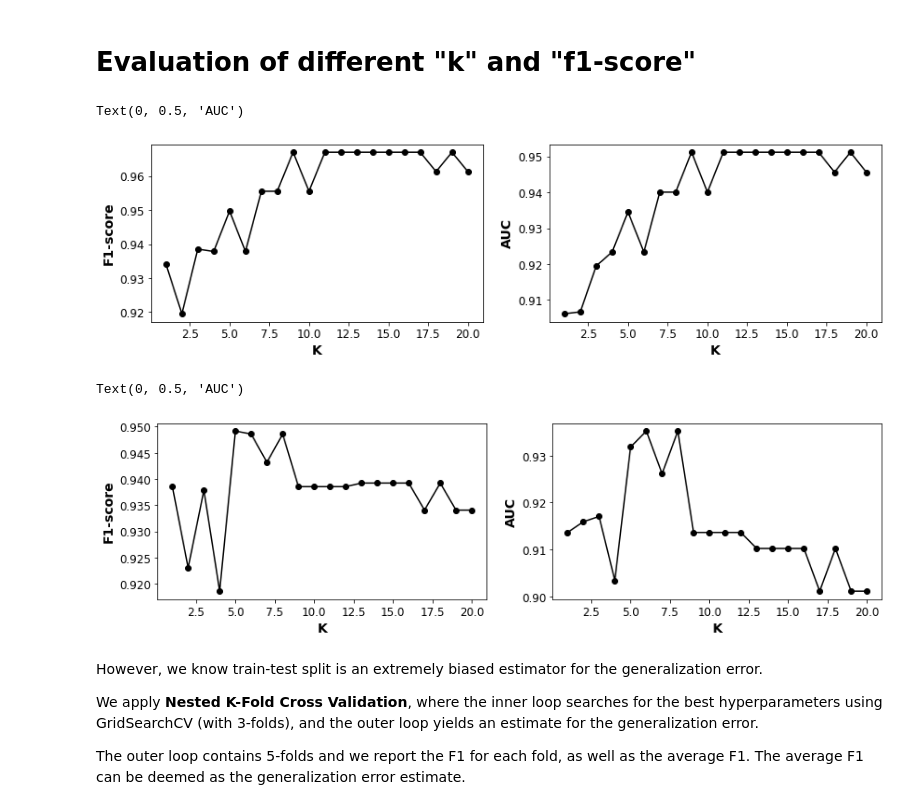
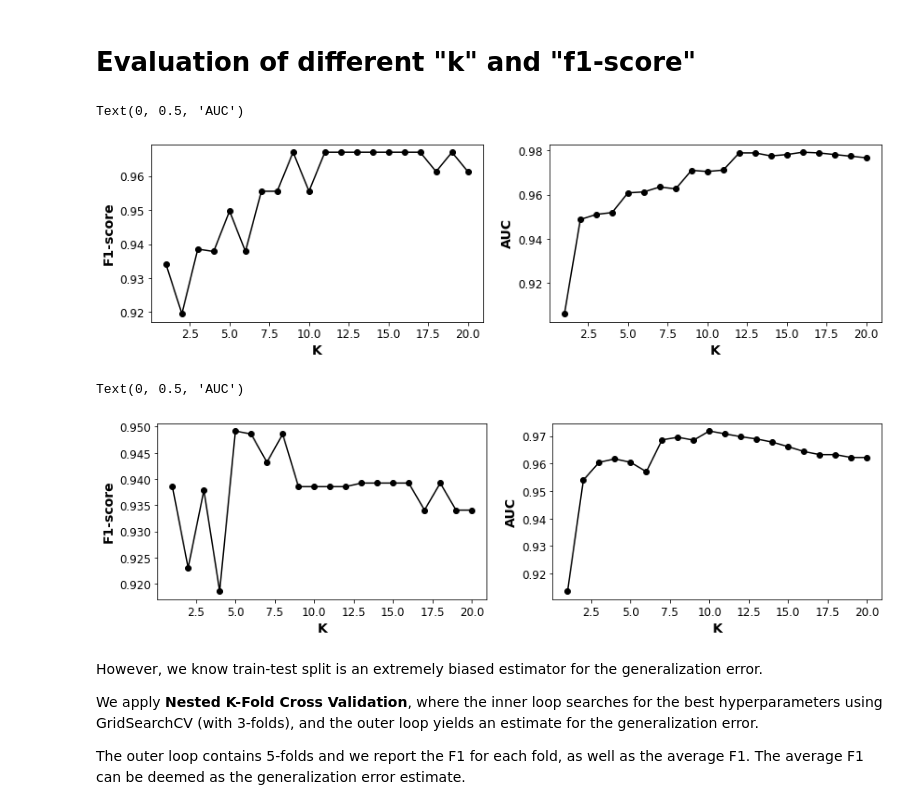
Before and after one commit to lkkubota/ML-Notebooks-General-, a Jupyter notebook: BreastCancerDataset_KNN.ipynb, the cells around one changed output. Saved outputs shown, nothing was run; the diff lists cells and outputs as text; code cells hidden in the pictures.

```diff
--- a/BreastCancerDataset_KNN.ipynb
+++ b/BreastCancerDataset_KNN.ipynb
@@ -196,8 +198,9 @@ for k in k_list:
   knn=KNeighborsClassifier(n_neighbors=k)
   knn.fit(X_train,y_train)
   predicted=knn.predict(X_test)
+  scores=knn.predict_proba(X_test)[:,1]
   f1.append(f1_score(y_test,predicted))
-  auc.append(roc_auc_score(y_test,predicted))
+  auc.append(roc_auc_score(y_test,scores))
 
 labels=['f1','auc']
 subplots=(121,122)
@@ -212,34 +215,35 @@ plt.xlabel("K")
 plt.ylabel("AUC")
 # %% [output]
 Text(0, 0.5, 'AUC')
-[figure, old version]
+[figure, new version]
 # %%
 # Now with seed=1 for train-test split
 k_list=range(1,21)
 f1=[]
 auc=[]
 for k in k_list:
   X_train, X_test, y_train, y_test=train_test_split(X,y,random_state=1)
   knn=KNeighborsClassifier(n_neighbors=k)
   knn.fit(X_train,y_train)
   predicted=knn.predict(X_test)
+  scores=knn.predict_proba(X_test)[:,1]
   f1.append(f1_score(y_test,predicted))
-  auc.append(roc_auc_score(y_test,predicted))
+  auc.append(roc_auc_score(y_test,scores))
 
 labels=['f1','auc']
 subplots=(121,122)
 plt.figure(figsize=(14,3.5))
 plt.subplot(121)
 plt.plot(k_list,f1,'ko-')
 plt.xlabel("K")
 plt.ylabel("F1-score")
 plt.subplot(122)
 plt.plot(k_list,auc,'ko-')
 plt.xlabel("K")
 plt.ylabel("AUC")
 # %% [output]
 Text(0, 0.5, 'AUC')
-[figure, old version]
+[figure, new version]
 # %% [markdown]
 However, we know train-test split is an extremely biased estimator for the generalization error.
 
```
Also changed, not shown: parts of 2 cells of this notebook.
